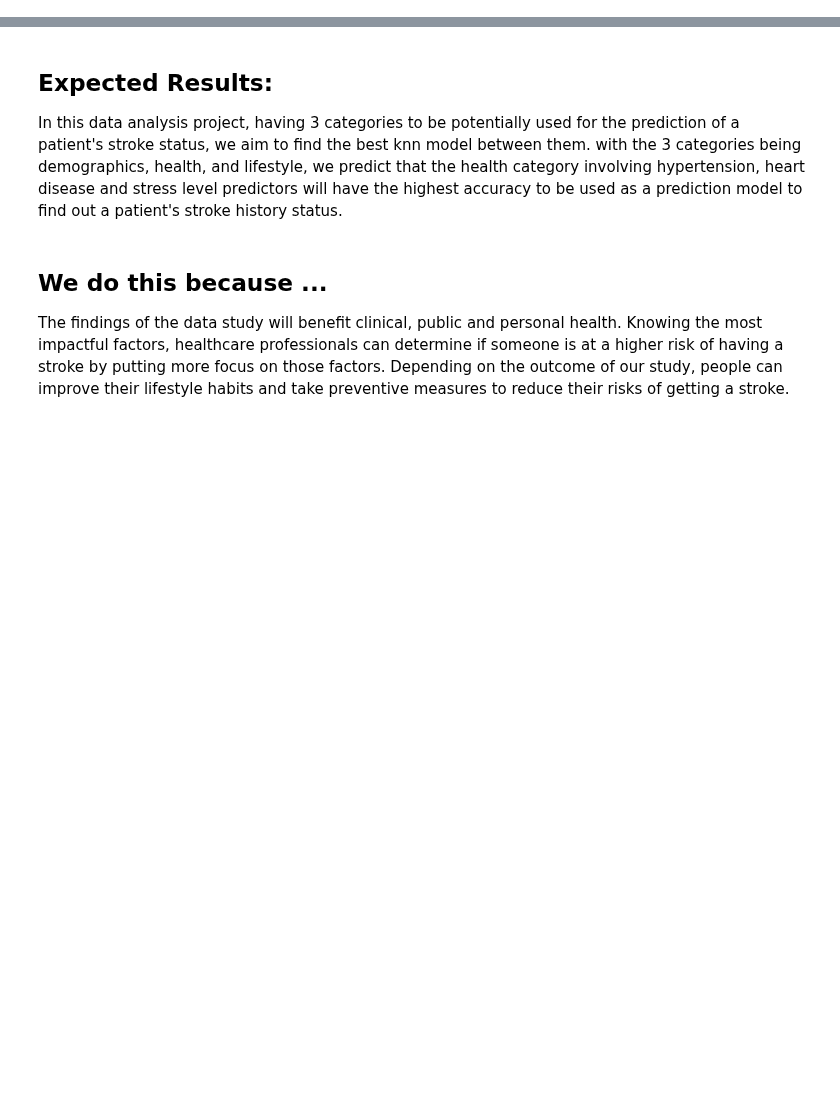
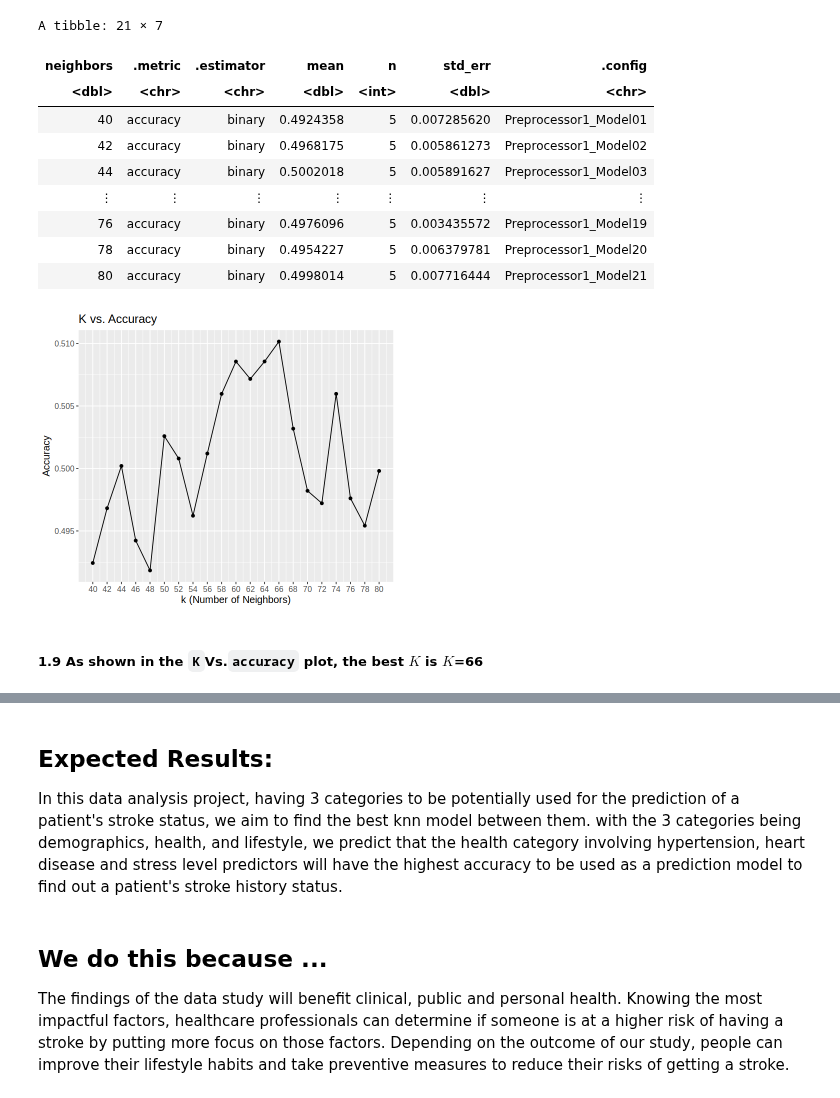
Before and after one commit to chilux00/dsci100-004-15, a Jupyter notebook: kiana_draft.ipynb, the cells around one changed output, grey strips where cells are left out. Drawn from its saved outputs; the diff is of its cells as text; code cells hidden in the pictures; blank space fills up the shorter version.

```diff
--- a/kiana_draft.ipynb
+++ b/kiana_draft.ipynb
@@ -0,0 +202,21 @@
+# %%
+options(repr.plot.height = 5, repr.plot.width = 6)
+
+#1.2
+demographics_vfold <- vfold_cv(stroke_train_demographics, strata=diagnosis, v=5)
+
+#1.3
+demographics_recipe <- recipe (diagnosis ~ . , data= stroke_train_demographics)
+demographics_recipe
+
+#1.4
+demographics_spec <- nearest_neighbor(weight_func = "rectangular", neighbors = tune()) |>
+    set_engine ("kknn") |>
+    set_mode ("classification")
+demographics_spec
+
+#1.5
+demographics_workflow <- workflow() |>
+    add_recipe (demographics_recipe)|>
+    add_model (demographics_spec)
+demographics_workflow
@@ -0,0 +263,34 @@
+# %%
+#1.6
+k_vals_demographics <- tibble(neighbors = seq(40,80, by=2))
+#1.7
+accurasies_demographics <- demographics_workflow |>
+    tune_grid (resamples = demographics_vfold, grid = k_vals_demographics) |>
+    collect_metrics() |>
+  filter(.metric == "accuracy")
+accurasies_demographics
+#1.8
+cross_val_plot_demographics <- accurasies_demographics |>
+    ggplot(aes (x = neighbors, y = mean)) +
+    geom_point() +
+    geom_line() +
+    labs (x = "k (Number of Neighbors)",
+          y = "Accuracy",
+         title = "K vs. Accuracy") +
+      theme(text = element_text(size = 12))+
+scale_x_continuous(breaks = seq(40, 80, by = 2)) # adjusting the x-axis
+cross_val_plot_demographics
+# %% [output]
+A tibble: 21 × 7
+| neighbors | .metric | .estimator | mean | n | std_err | .config |
+| <dbl> | <chr> | <chr> | <dbl> | <int> | <dbl> | <chr> |
+| 40 | accuracy | binary | 0.4924358 | 5 | 0.007285620 | Preprocessor1_Model01 |
+| 42 | accuracy | binary | 0.4968175 | 5 | 0.005861273 | Preprocessor1_Model02 |
+| 44 | accuracy | binary | 0.5002018 | 5 | 0.005891627 | Preprocessor1_Model03 |
+| ⋮ | ⋮ | ⋮ | ⋮ | ⋮ | ⋮ | ⋮ |
+| 76 | accuracy | binary | 0.4976096 | 5 | 0.003435572 | Preprocessor1_Model19 |
+| 78 | accuracy | binary | 0.4954227 | 5 | 0.006379781 | Preprocessor1_Model20 |
+| 80 | accuracy | binary | 0.4998014 | 5 | 0.007716444 | Preprocessor1_Model21 |
+[figure, added]
+# %% [markdown]
+##### 1.9 As shown in the `K`Vs.`accuracy` plot, the best $K$ is $K$=66
```
Also changed, not shown: parts of 42 cells of this notebook.
